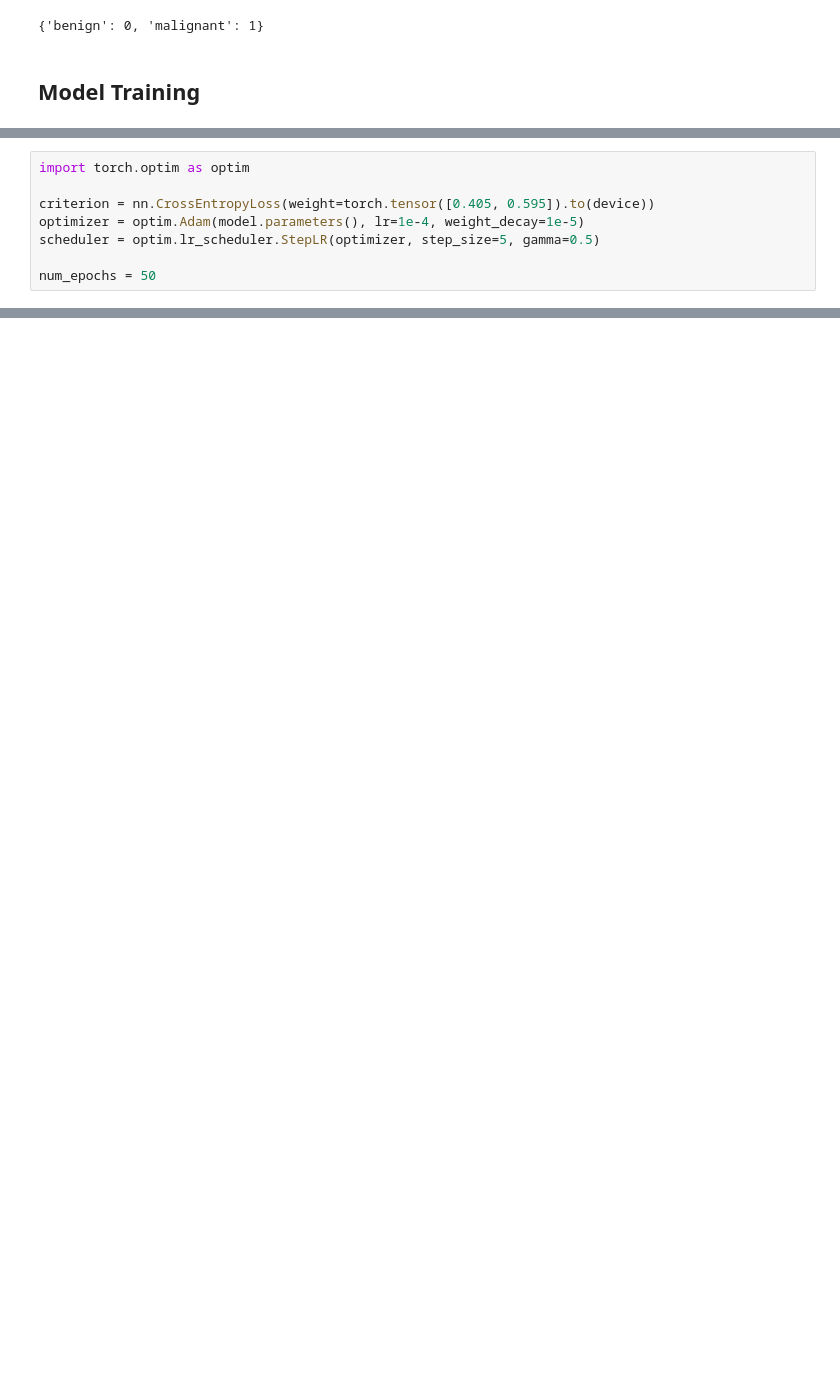
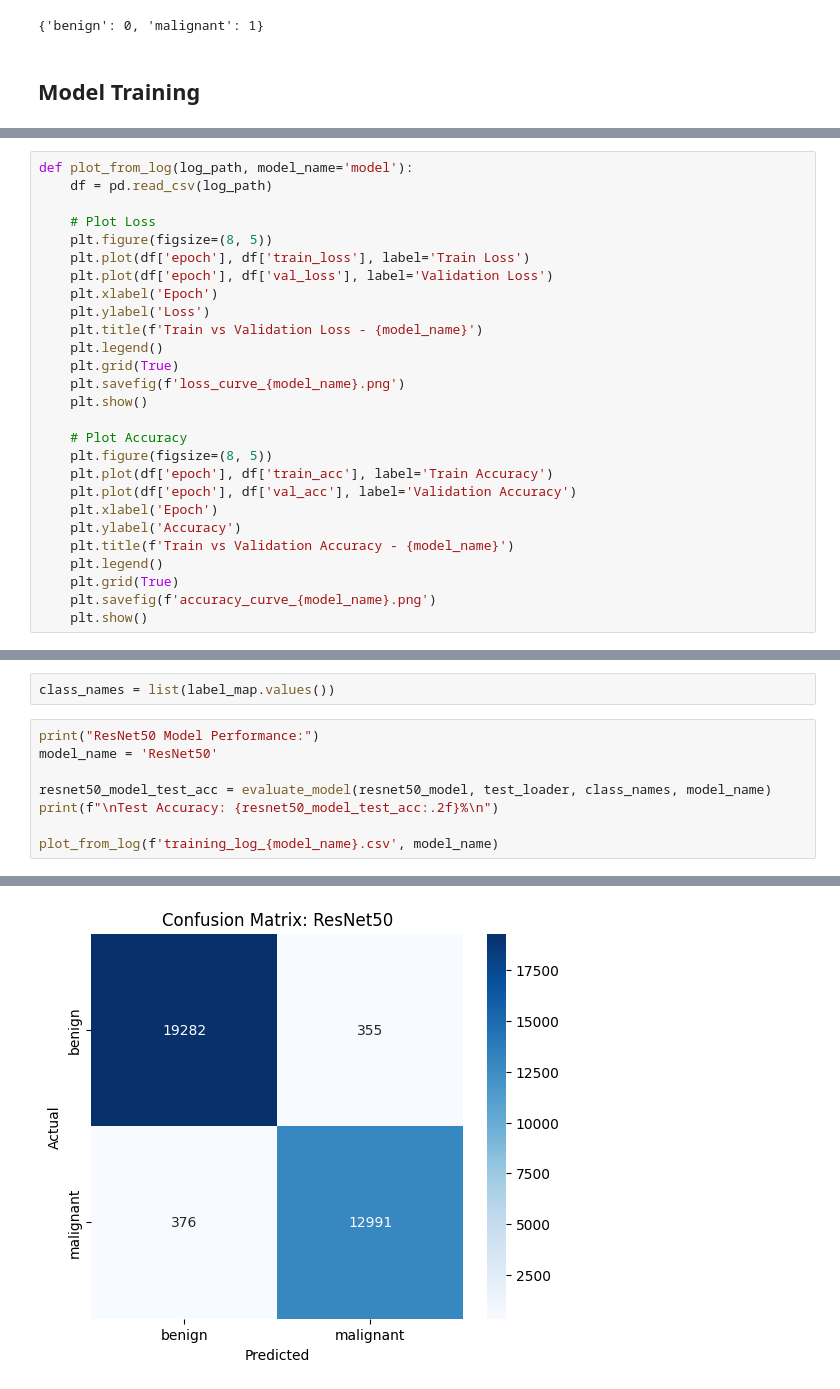
Before and after one commit to yu-kay-khaing-oo/AT82-01-project, a Jupyter notebook: Report.ipynb, the cells around one changed output, grey strips where cells are left out. Cells and saved outputs as stored; diff of their text form; blank space fills up the shorter version.

```diff
--- a/Report.ipynb
+++ b/Report.ipynb
@@ -193,8 +166,0 @@ model = timm.create_model('efficientnet_b0', pretrained=True, num_classes=2).to(
-# %%
-import torch.optim as optim
-
-criterion = nn.CrossEntropyLoss(weight=torch.tensor([0.405, 0.595]).to(device))
-optimizer = optim.Adam(model.parameters(), lr=1e-4, weight_decay=1e-5)
-scheduler = optim.lr_scheduler.StepLR(optimizer, step_size=5, gamma=0.5)
-
-num_epochs = 50
@@ -300,0 +417,27 @@ Test Accuracy: 0.9347
+# %%
+def plot_from_log(log_path, model_name='model'):
+    df = pd.read_csv(log_path)
+
+    # Plot Loss
+    plt.figure(figsize=(8, 5))
+    plt.plot(df['epoch'], df['train_loss'], label='Train Loss')
+    plt.plot(df['epoch'], df['val_loss'], label='Validation Loss')
+    plt.xlabel('Epoch')
+    plt.ylabel('Loss')
+    plt.title(f'Train vs Validation Loss - {model_name}')
+    plt.legend()
+    plt.grid(True)
+    plt.savefig(f'loss_curve_{model_name}.png')
+    plt.show()
+
+    # Plot Accuracy
+    plt.figure(figsize=(8, 5))
+    plt.plot(df['epoch'], df['train_acc'], label='Train Accuracy')
+    plt.plot(df['epoch'], df['val_acc'], label='Validation Accuracy')
+    plt.xlabel('Epoch')
+    plt.ylabel('Accuracy')
+    plt.title(f'Train vs Validation Accuracy - {model_name}')
+    plt.legend()
+    plt.grid(True)
+    plt.savefig(f'accuracy_curve_{model_name}.png')
+    plt.show()
@@ -300,0 +446,11 @@ Test Accuracy: 0.9347
+# %%
+class_names = list(label_map.values())
+# %%
+print("ResNet50 Model Performance:")
+model_name = 'ResNet50'
+
+resnet50_model_test_acc = evaluate_model(resnet50_model, test_loader, class_names, model_name)
+print(f"\nTest Accuracy: {resnet50_model_test_acc:.2f}%\n")
+
+plot_from_log(f'training_log_{model_name}.csv', model_name)
+# %% [output]
@@ -300,0 +468 @@ Test Accuracy: 0.9347
+[figure, added]
```
Also changed, not shown: parts of 34 cells of this notebook.
